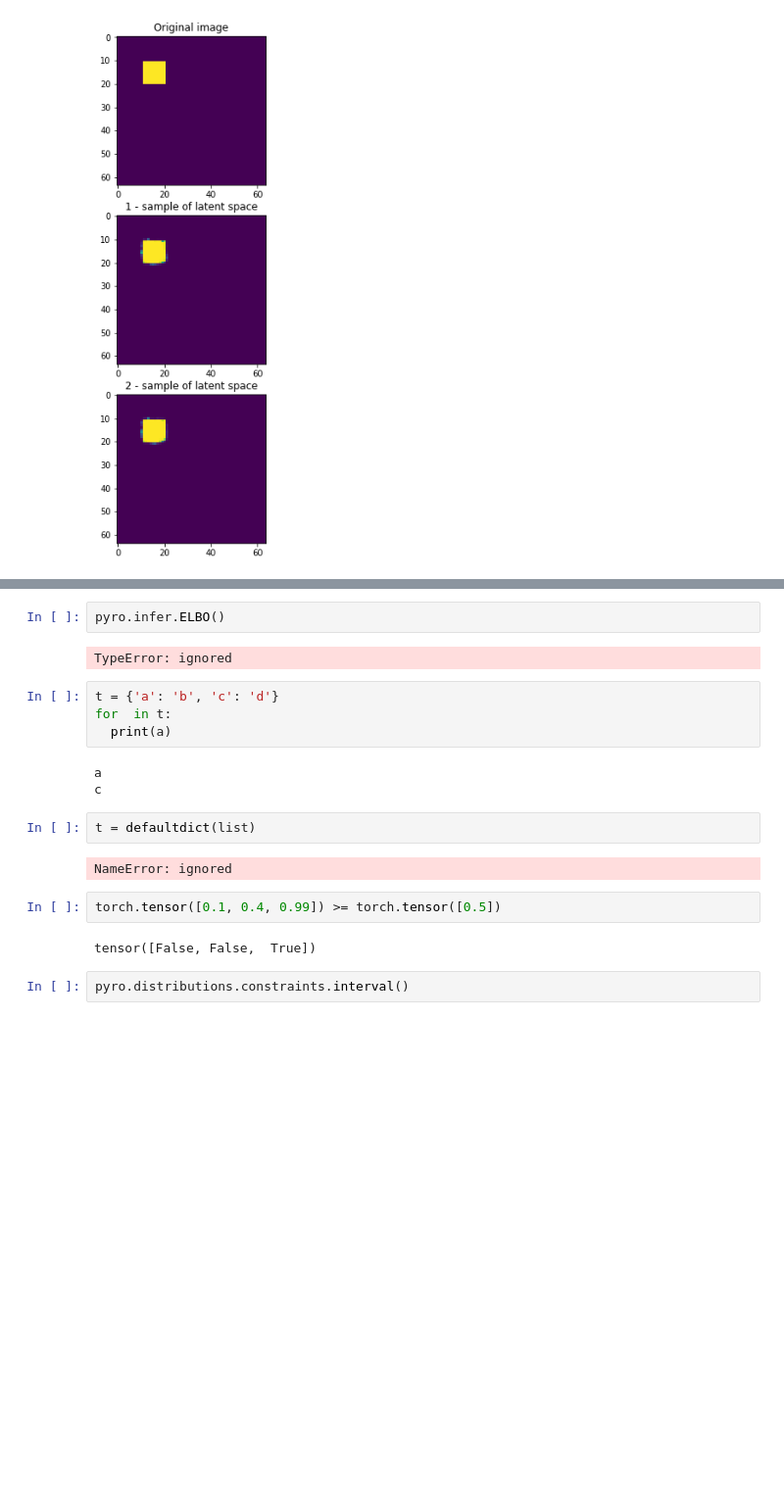
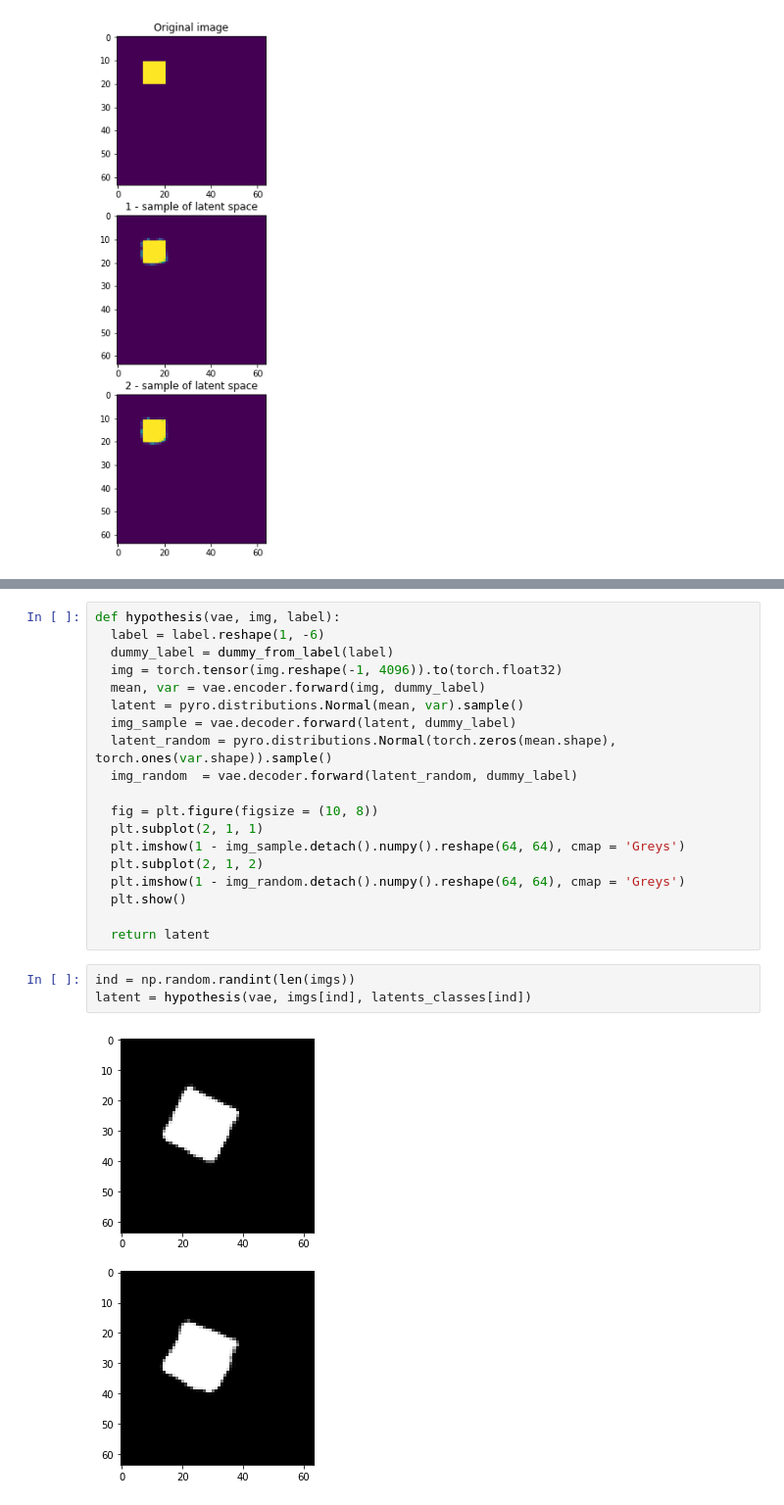
Before and after one commit to GiovaniValdrighi/inferencia_causal, a Jupyter notebook: vae.ipynb, the cells around one changed output, grey strips where cells are left out. Shown at 98% size. Saved outputs shown, nothing was run; the diff lists cells and outputs as text; blank space fills up the shorter version.

```diff
--- a/vae.ipynb
+++ b/vae.ipynb
@@ -704,21 +428,24 @@ SyntaxError: ignored
-# %%
-pyro.infer.ELBO()
-# %% [output]
-TypeError: ignored
-# %%
-t = {'a': 'b', 'c': 'd'}
-for  in t:
-  print(a)
-# %% [output]
-a
-c
-# %%
-t = defaultdict(list)
-# %% [output]
-NameError: ignored
-# %%
-torch.tensor([0.1, 0.4, 0.99]) >= torch.tensor([0.5])
-# %% [output]
-tensor([False, False,  True])
-# %%
-pyro.distributions.constraints.interval()
+# %%
+def hypothesis(vae, img, label):
+  label = label.reshape(1, -6)
+  dummy_label = dummy_from_label(label)
+  img = torch.tensor(img.reshape(-1, 4096)).to(torch.float32)
+  mean, var = vae.encoder.forward(img, dummy_label)
+  latent = pyro.distributions.Normal(mean, var).sample()
+  img_sample = vae.decoder.forward(latent, dummy_label)
+  latent_random = pyro.distributions.Normal(torch.zeros(mean.shape), torch.ones(var.shape)).sample()
+  img_random  = vae.decoder.forward(latent_random, dummy_label)
+
+  fig = plt.figure(figsize = (10, 8))
+  plt.subplot(2, 1, 1)
+  plt.imshow(1 - img_sample.detach().numpy().reshape(64, 64), cmap = 'Greys')
+  plt.subplot(2, 1, 2)
+  plt.imshow(1 - img_random.detach().numpy().reshape(64, 64), cmap = 'Greys')
+  plt.show()
+
+  return latent
+# %%
+ind = np.random.randint(len(imgs))
+latent = hypothesis(vae, imgs[ind], latents_classes[ind])
+# %% [output]
+[figure, added]
```
Also changed, not shown: parts of 15 cells of this notebook.
